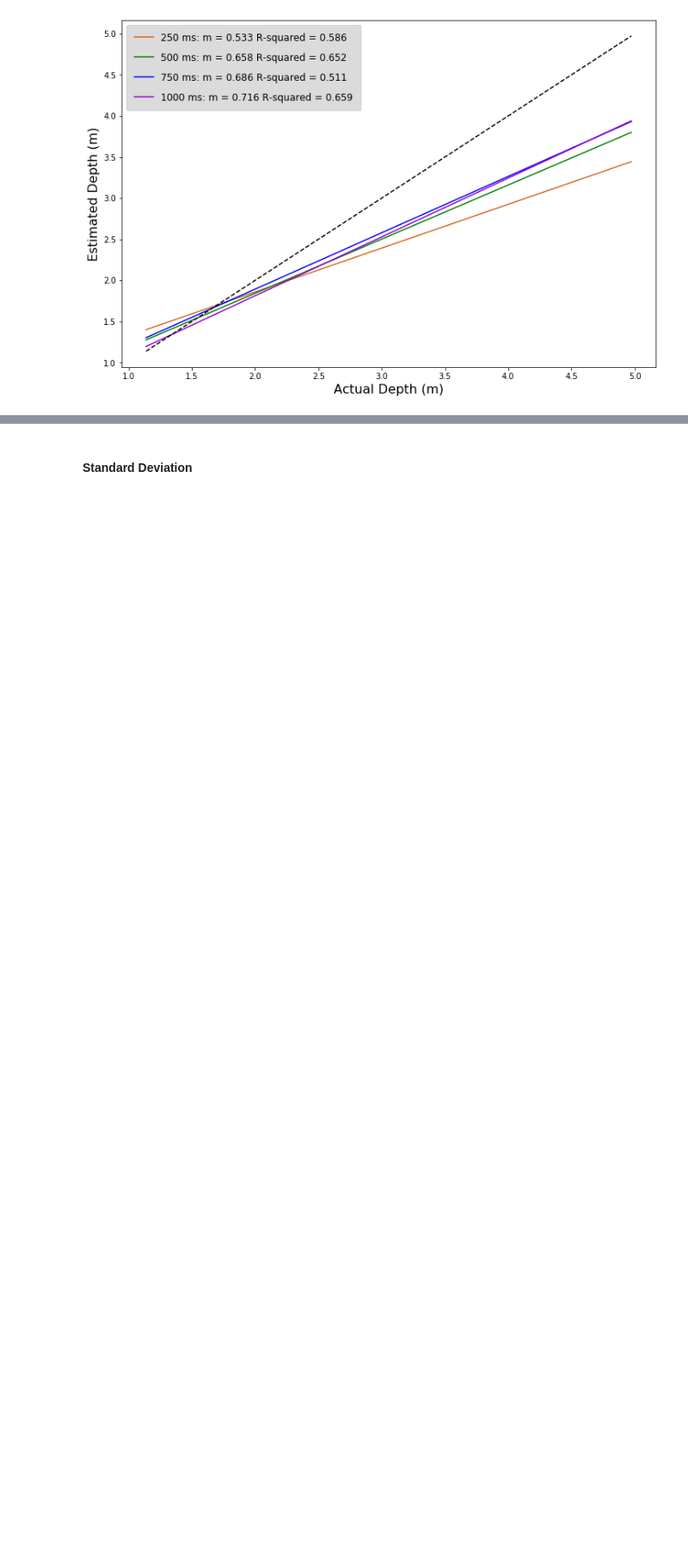
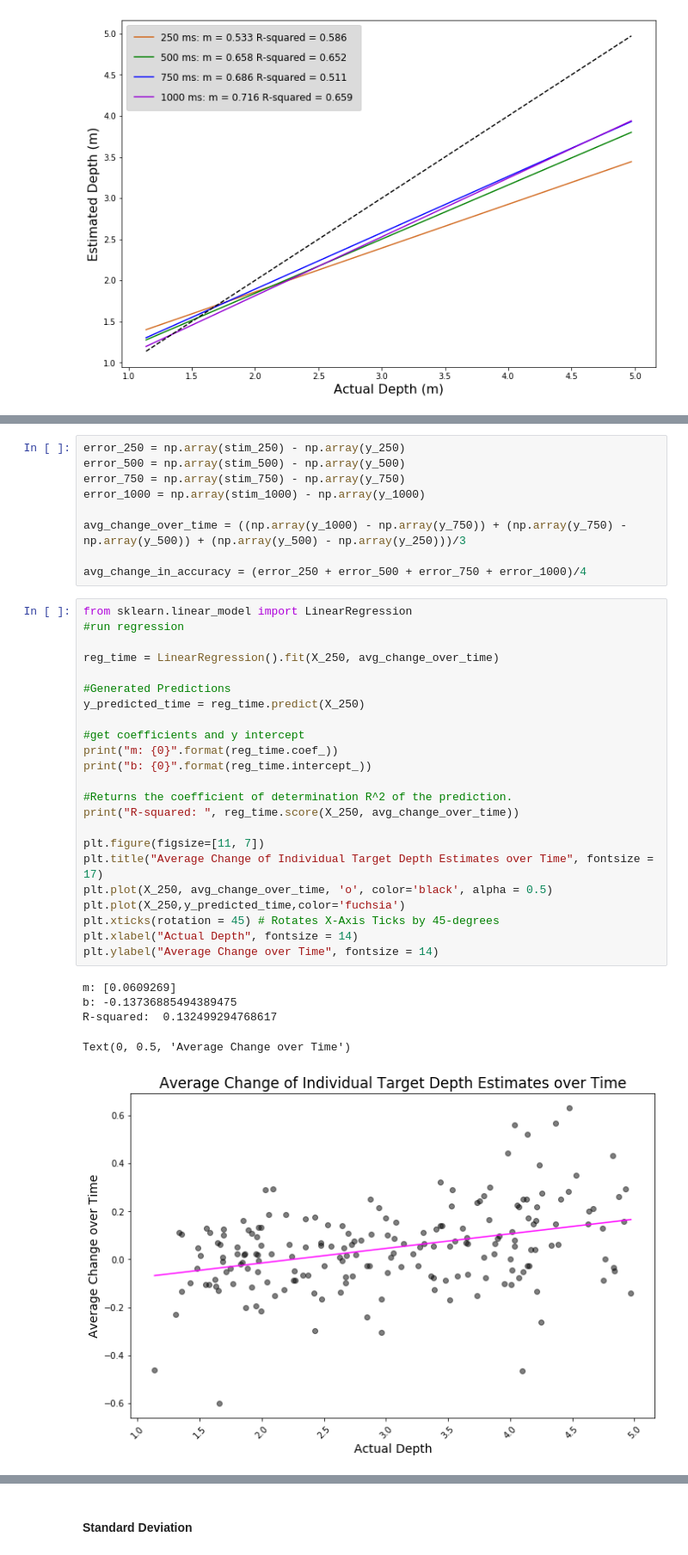
Before and after one commit to prachimahab/depth_duration_analysis, a Jupyter notebook: v3_depthDuration_analysis.ipynb, the cells around one changed output, grey strips where cells are left out. Shown at 86% size. Cells and saved outputs as stored; diff of their text form; blank space fills up the shorter version.

```diff
--- a/v3_depthDuration_analysis.ipynb
+++ b/v3_depthDuration_analysis.ipynb
@@ -1943,0 +2352,38 @@ plt.show()
+# %%
+error_250 = np.array(stim_250) - np.array(y_250)
+error_500 = np.array(stim_500) - np.array(y_500)
+error_750 = np.array(stim_750) - np.array(y_750)
+error_1000 = np.array(stim_1000) - np.array(y_1000)
+
+avg_change_over_time = ((np.array(y_1000) - np.array(y_750)) + (np.array(y_750) - np.array(y_500)) + (np.array(y_500) - np.array(y_250)))/3
+
+avg_change_in_accuracy = (error_250 + error_500 + error_750 + error_1000)/4
+# %%
+from sklearn.linear_model import LinearRegression
+#run regression
+
+reg_time = LinearRegression().fit(X_250, avg_change_over_time)
+
+#Generated Predictions
+y_predicted_time = reg_time.predict(X_250)
+
+#get coefficients and y intercept
+print("m: {0}".format(reg_time.coef_))
+print("b: {0}".format(reg_time.intercept_))
+
+#Returns the coefficient of determination R^2 of the prediction.
+print("R-squared: ", reg_time.score(X_250, avg_change_over_time))
+
+plt.figure(figsize=[11, 7])
+plt.title("Average Change of Individual Target Depth Estimates over Time", fontsize = 17)
+plt.plot(X_250, avg_change_over_time, 'o', color='black', alpha = 0.5)
+plt.plot(X_250,y_predicted_time,color='fuchsia')
+plt.xticks(rotation = 45) # Rotates X-Axis Ticks by 45-degrees
+plt.xlabel("Actual Depth", fontsize = 14)
+plt.ylabel("Average Change over Time", fontsize = 14)
+# %% [output]
+m: [0.0609269]
+b: -0.13736885494389475
+R-squared:  0.132499294768617
+Text(0, 0.5, 'Average Change over Time')
+[figure, added]
```
Also changed, not shown: parts of 42 cells of this notebook.
